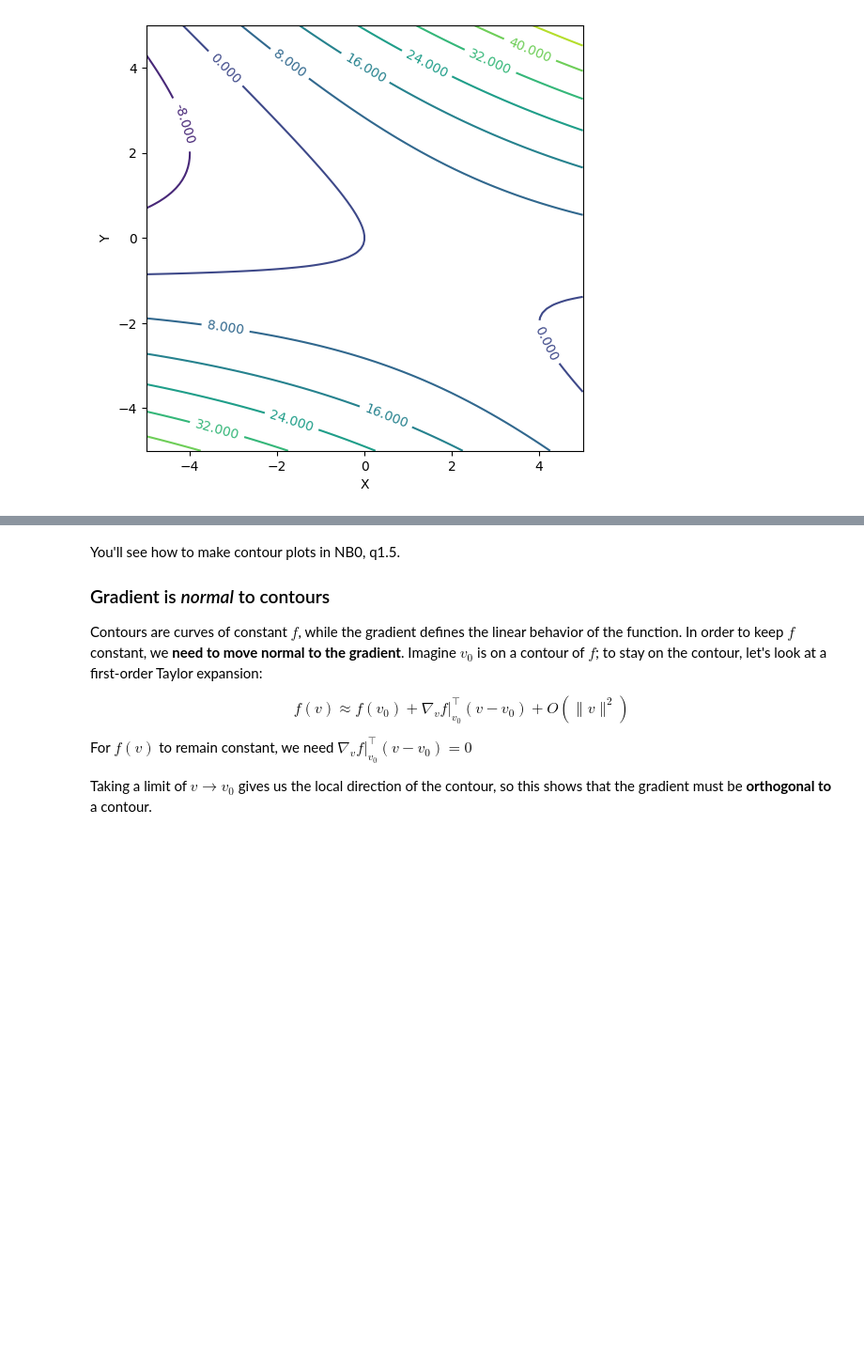
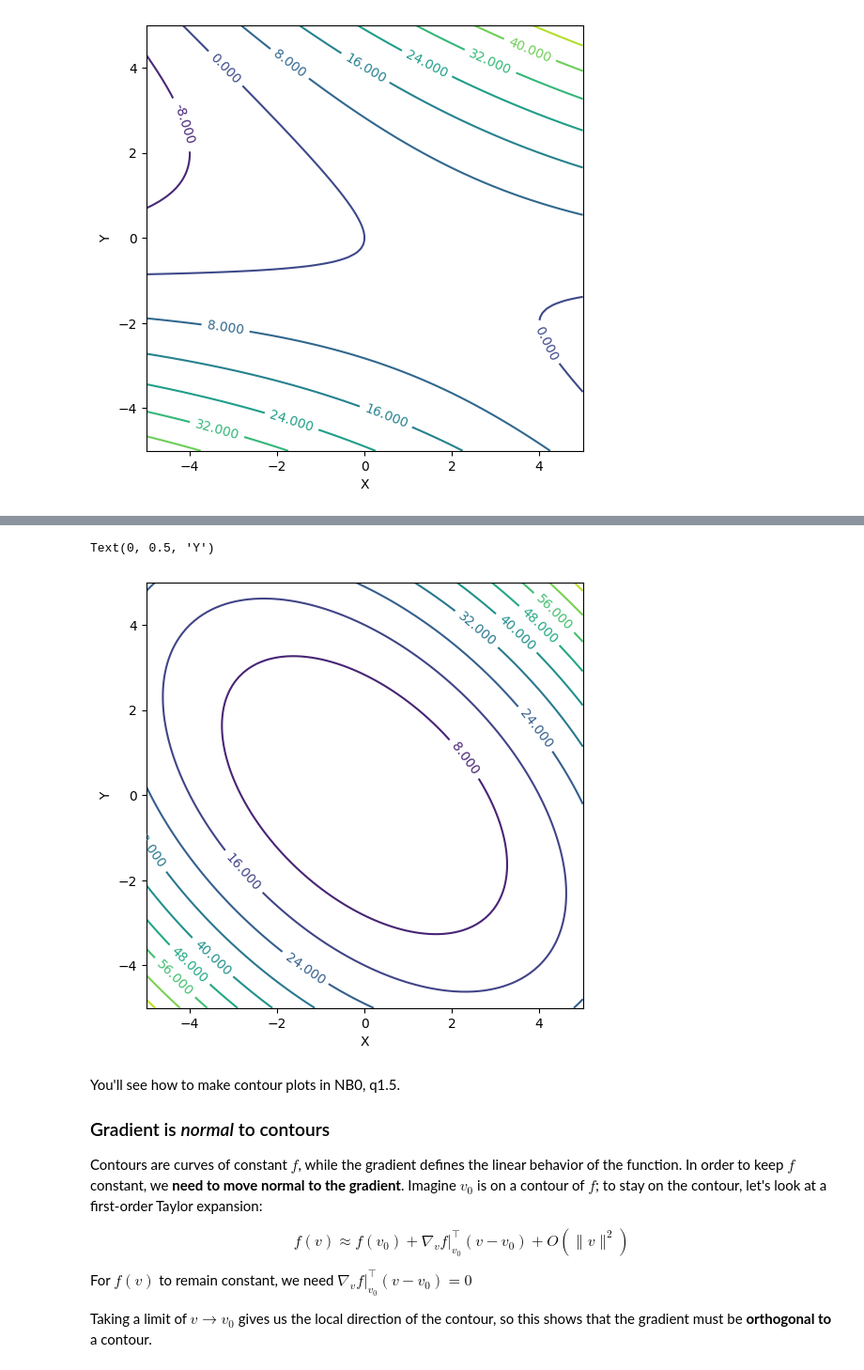
Before and after one commit to zdelrosario/pdo-notes, a Jupyter notebook: day3.ipynb, the cells around one changed output, grey strips where cells are left out. Shown: that part at 94% size. Cells and saved outputs as stored; diff of their text form; code cells hidden in the pictures; blank space fills up the shorter version.

```diff
--- a/day3.ipynb
+++ b/day3.ipynb
@@ -64,3 +108,39 @@ Text(0, 0.5, 'Y')
+# %%
+## Generate model
+md_bowl = (
+    gr.Model()
+    >> gr.cp_vec_function(
+        fun=lambda df: gr.df_make(
+            f=df.x**2 + df.x * df.y + df.y**2
+        ),
+        var=["x", "y"],
+        out=["f"]
+    )
+)
+
+## Evaluate
+df_bowl = (
+    md_bowl
+    >> gr.ev_df(
+        df=gr.tran_outer(
+            gr.df_make(x=np.linspace(-5, +5, num=100)),
+            gr.df_make(y=np.linspace(-5, +5, num=100)),
+        )
+    )
+)
+Xb = np.array(df_bowl.x).reshape((100, 100))
+Yb = np.array(df_bowl.y).reshape((100, 100))
+Fb = np.array(df_bowl.f).reshape((100, 100))
+
+## Visualize
+fig, ax = plt.subplots()
+CS = ax.contour(Xb, Yb, Fb, levels=10)
+ax.clabel(CS, inline=1, fontsize=10)
+plt.xlabel("X")
+plt.ylabel("Y")
+# %% [output]
+Text(0, 0.5, 'Y')
+[figure, added]
 # %% [markdown]
 You'll see how to make contour plots in NB0, q1.5.
 
```
Also changed, not shown: parts of 6 cells of this notebook.
